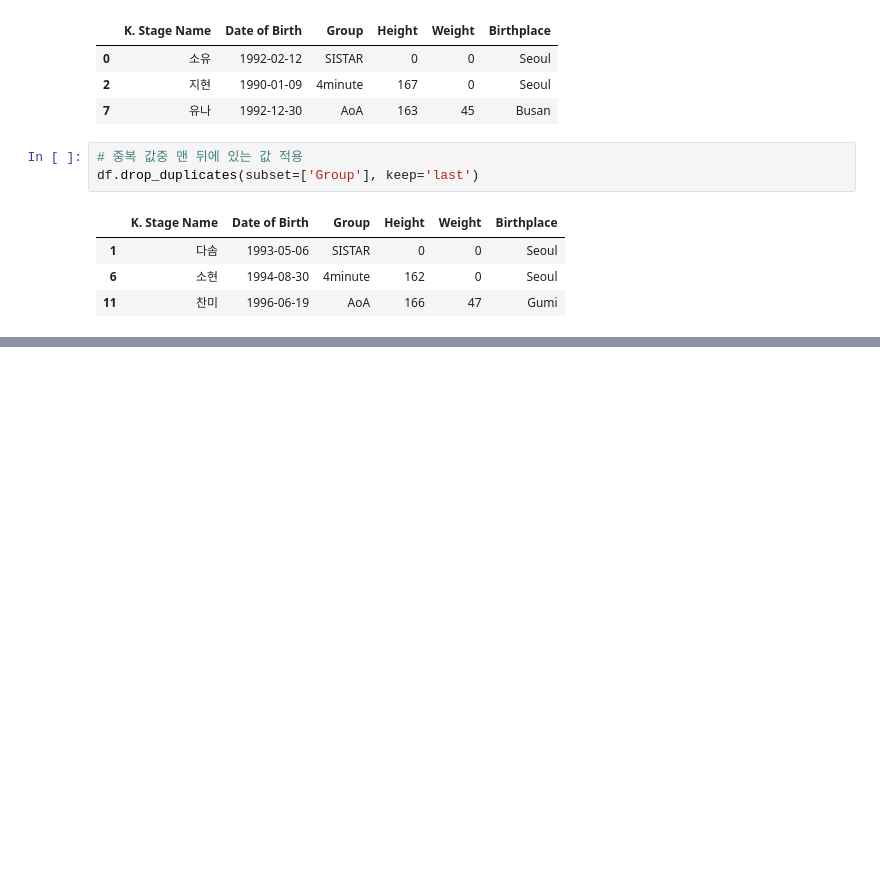
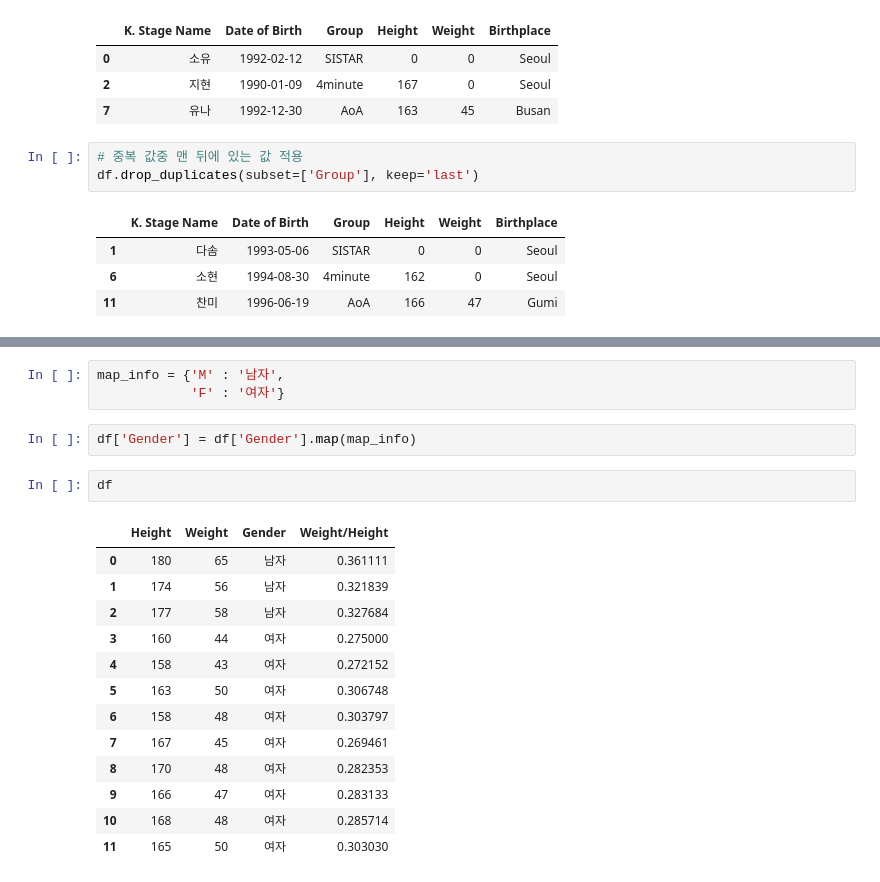
Before and after one commit to sleeptiger/Abc-project, a Jupyter notebook: pandas정리L.ipynb, the cells around one changed output, grey strips where cells are left out. Drawn from its saved outputs; the diff is of its cells as text; blank space fills up the shorter version.

```diff
--- a/pandas정리L.ipynb
+++ b/pandas정리L.ipynb
@@ -1412,0 +1568,21 @@ df.drop_duplicates(subset=['Group'], keep='last')
+# %%
+map_info = {'M' : '남자',
+            'F' : '여자'}
+# %%
+df['Gender'] = df['Gender'].map(map_info)
+# %%
+df
+# %% [output]
+|  | Height | Weight | Gender | Weight/Height |
+| 0 | 180 | 65 | 남자 | 0.361111 |
+| 1 | 174 | 56 | 남자 | 0.321839 |
+| 2 | 177 | 58 | 남자 | 0.327684 |
+| 3 | 160 | 44 | 여자 | 0.275000 |
+| 4 | 158 | 43 | 여자 | 0.272152 |
+| 5 | 163 | 50 | 여자 | 0.306748 |
+| 6 | 158 | 48 | 여자 | 0.303797 |
+| 7 | 167 | 45 | 여자 | 0.269461 |
+| 8 | 170 | 48 | 여자 | 0.282353 |
+| 9 | 166 | 47 | 여자 | 0.283133 |
+| 10 | 168 | 48 | 여자 | 0.285714 |
+| 11 | 165 | 50 | 여자 | 0.303030 |
```
Also changed, not shown: parts of 19 cells of this notebook.
